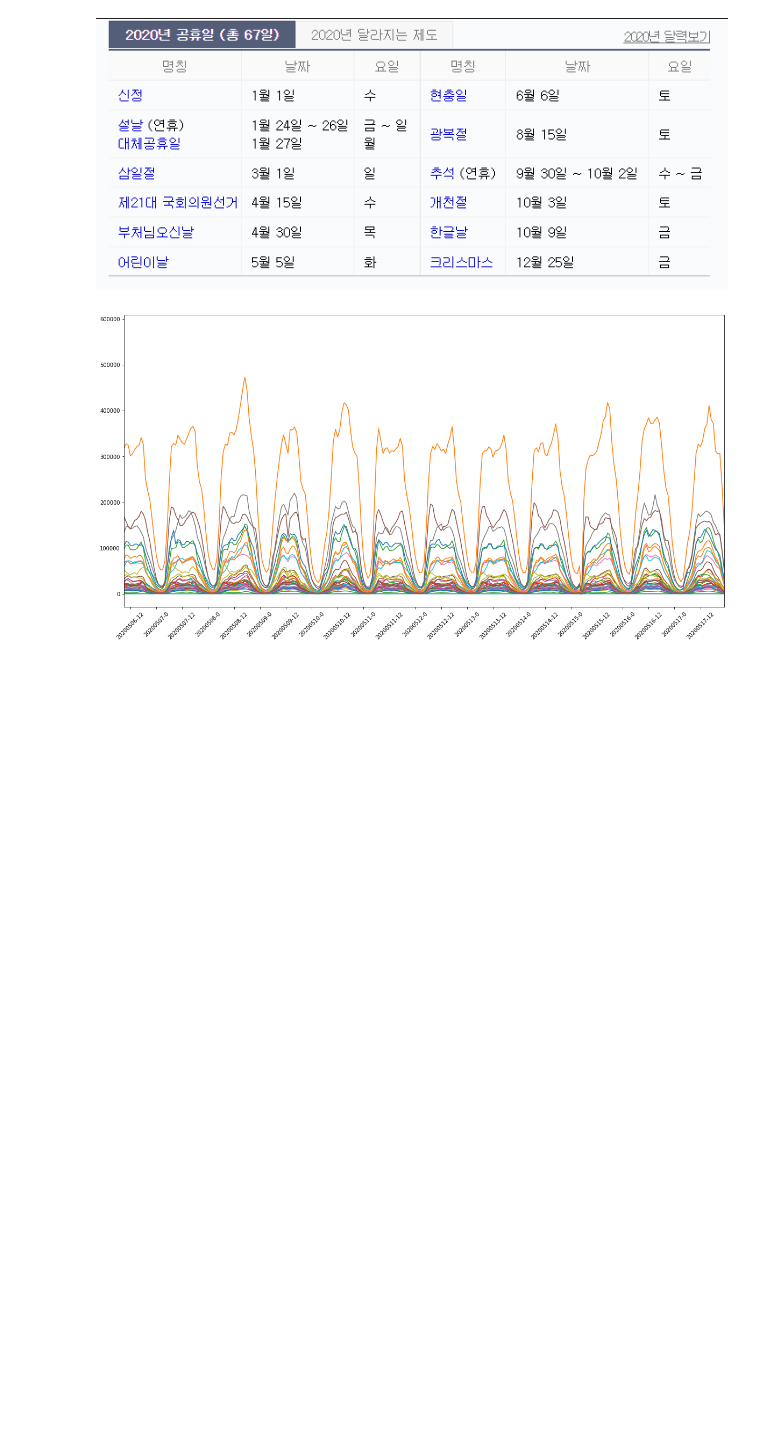
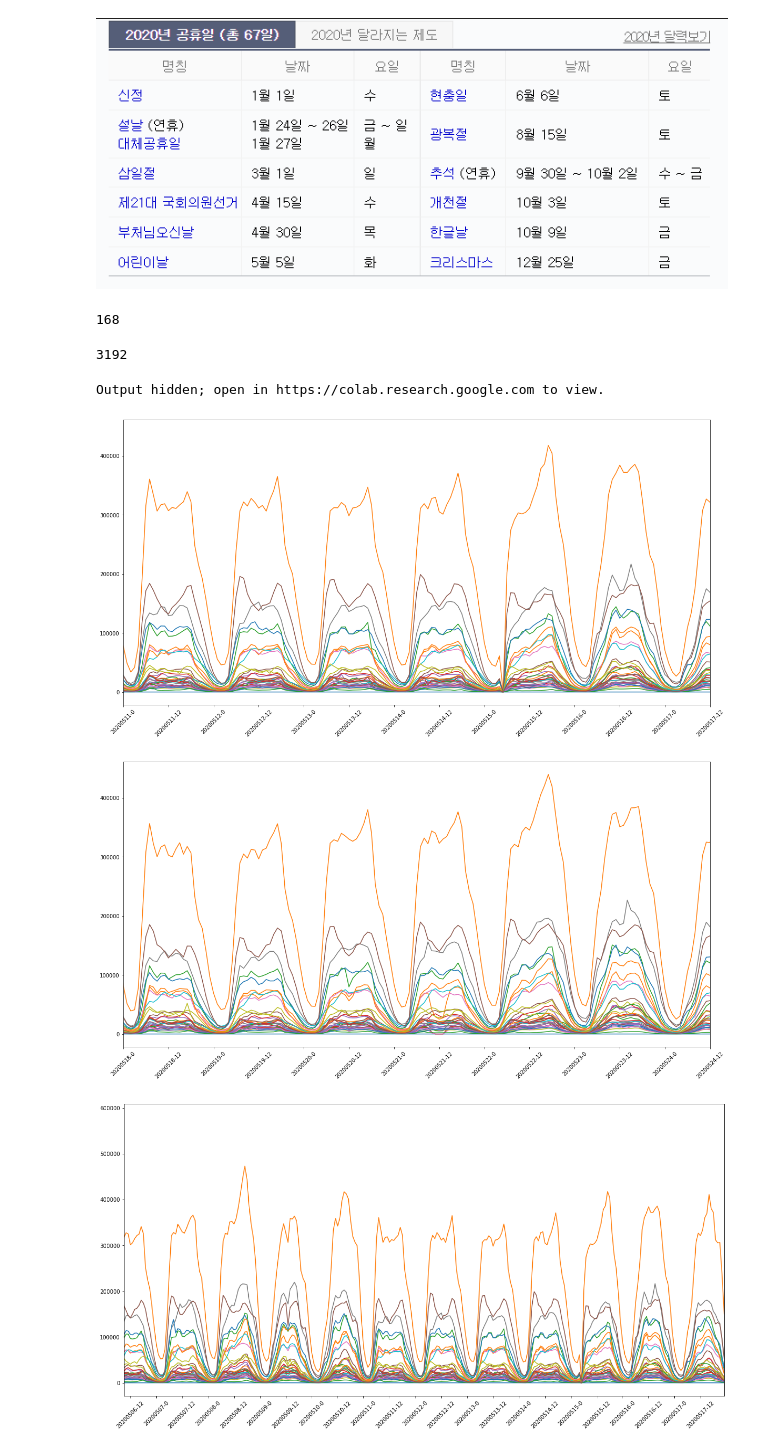
Before and after one commit to jungsolsol/Project1, a Jupyter notebook: traffic forecasting/EDA.ipynb, the cells around one changed output. Drawn from its saved outputs; the diff is of its cells as text; code cells hidden in the pictures; blank space fills up the shorter version.

```diff
--- a/traffic forecasting/EDA.ipynb
+++ b/traffic forecasting/EDA.ipynb
@@ -150,6 +168,63 @@ plt.show()
 데이터들이 하루마다의 주기성을 보이는 것을 알수있다.
 # %% [markdown]
 ![image.png](embedded-picture-1)
+# %%
+24*7
+# %% [output]
+168
+# %%
+time
+# %% [output]
+3192
+# %%
+
+
+for time in range(0, 3100,168):
+    x_list = [x for x in range(time, time + 168, 12)]
+    x_labels = [f'{train.loc[x]["날짜"]}-{train.loc[x]["시간"]}' for x in x_list]
+
+
+    for col in train.columns[1:]:
+        plt.plot(train[col])
+
+    plt.xticks(x_list, labels=x_labels, rotation=45)
+    plt.xlim([x_list[0], x_list[-1]])      # X축의 범위: [xmin, xmax]
+
+    # plt.savefig('savefig_default.png')
+    plt.show()
+
+time = 3290-168
+x_list = [x for x in range(time, time + 168, 12)]
+x_labels = [f'{train.loc[x]["날짜"]}-{train.loc[x]["시간"]}' for x in x_list]
+
+
+for col in train.columns[1:]:
+    plt.plot(train[col])
+
+plt.xticks(x_list, labels=x_labels, rotation=45)
+plt.xlim([x_list[0], x_list[-1]])      # X축의 범위: [xmin, xmax]
+
+# plt.savefig('savefig_default.png')
+plt.show()
+# %% [output]
+Output hidden; open in https://colab.research.google.com to view.
+# %%
+for time in range(0, 335,168):
+    x_list = [x for x in range(time, time + 168, 12)]
+    x_labels = [f'{val.loc[x]["날짜"]}-{val.loc[x]["시간"]}' for x in x_list]
+
+
+    for col in val.columns[1:]:
+        plt.plot(val[col])
+
+    plt.xticks(x_list, labels=x_labels, rotation=45)
+    plt.xlim([x_list[0], x_list[-1]])      # X축의 범위: [xmin, xmax]
+
+    # plt.savefig('savefig_default.png')
+    plt.show()
+# %% [output]
+[figure, added]
+[figure, added]
 # %%
 x_list = [x for x in range(2991, 3278, 12)]
 x_labels = [f'{train.loc[x]["날짜"]}-{train.loc[x]["시간"]}' for x in x_list]
```
Also changed, not shown: parts of 5 cells of this notebook, 26 other files.
